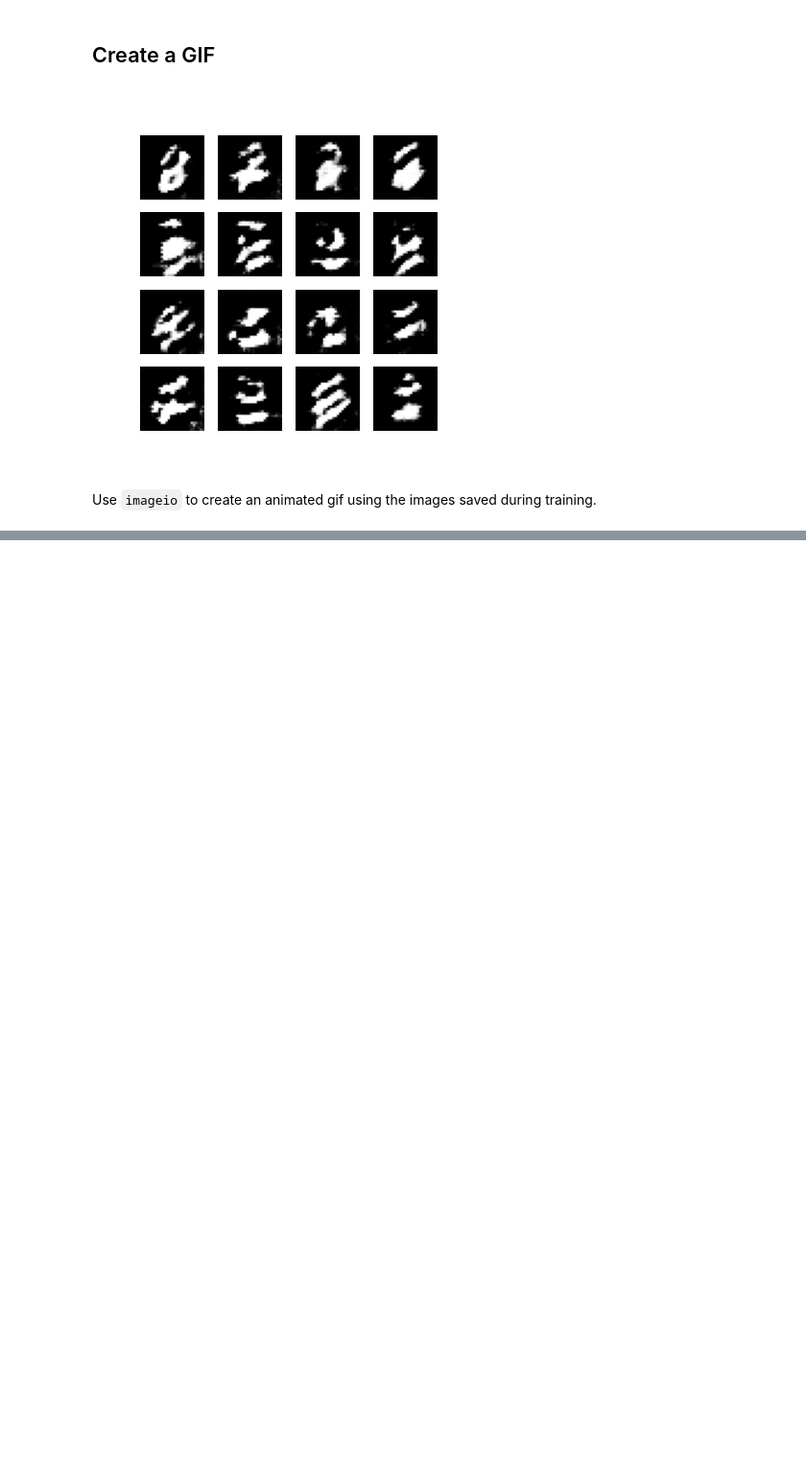
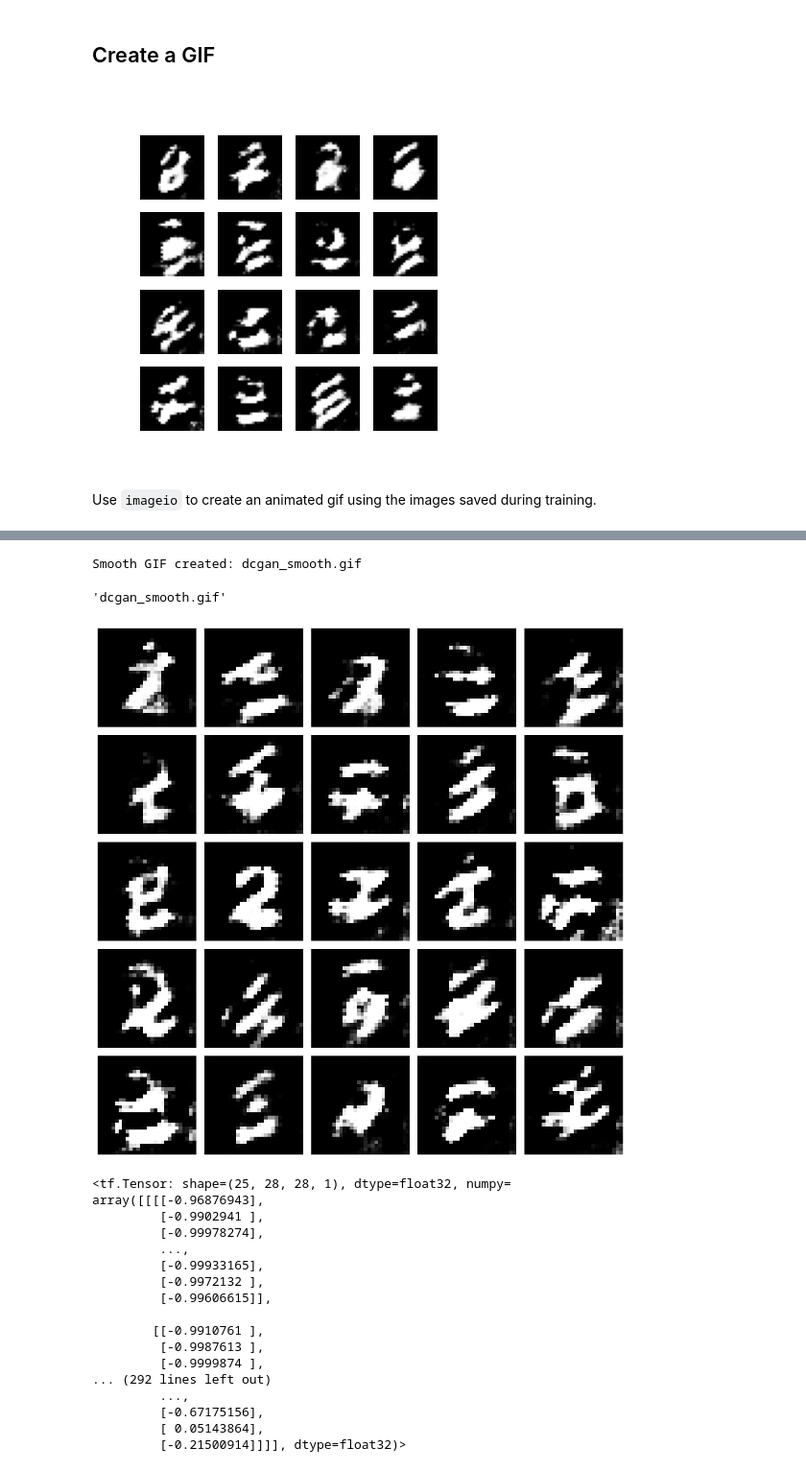
Before and after one commit to ahsanashraf148/Applied-Data-Science-Capstone, a Jupyter notebook: site/en/tutorials/generative/dcgan.ipynb, the cells around one changed output, grey strips where cells are left out. Shown: that part at 96% size. Cells and saved outputs as stored; diff of their text form; code cells hidden in the pictures; blank space fills up the shorter version.

```diff
--- a/site/en/tutorials/generative/dcgan.ipynb
+++ b/site/en/tutorials/generative/dcgan.ipynb
@@ -310,0 +626,26 @@ embed.embed_file(anim_file)
+# %%
+create_smooth_gif()
+# %% [output]
+Smooth GIF created: dcgan_smooth.gif
+'dcgan_smooth.gif'
+# %%
+generate_image_grid()
+# %% [output]
+[figure, added]
+<tf.Tensor: shape=(25, 28, 28, 1), dtype=float32, numpy=
+array([[[[-0.96876943],
+         [-0.9902941 ],
+         [-0.99978274],
+         ...,
+         [-0.99933165],
+         [-0.9972132 ],
+         [-0.99606615]],
+
+        [[-0.9910761 ],
+         [-0.9987613 ],
+         [-0.9999874 ],
+... (292 lines left out)
+         ...,
+         [-0.67175156],
+         [ 0.05143864],
+         [-0.21500914]]]], dtype=float32)>
```
Also changed, not shown: parts of 6 cells of this notebook.
